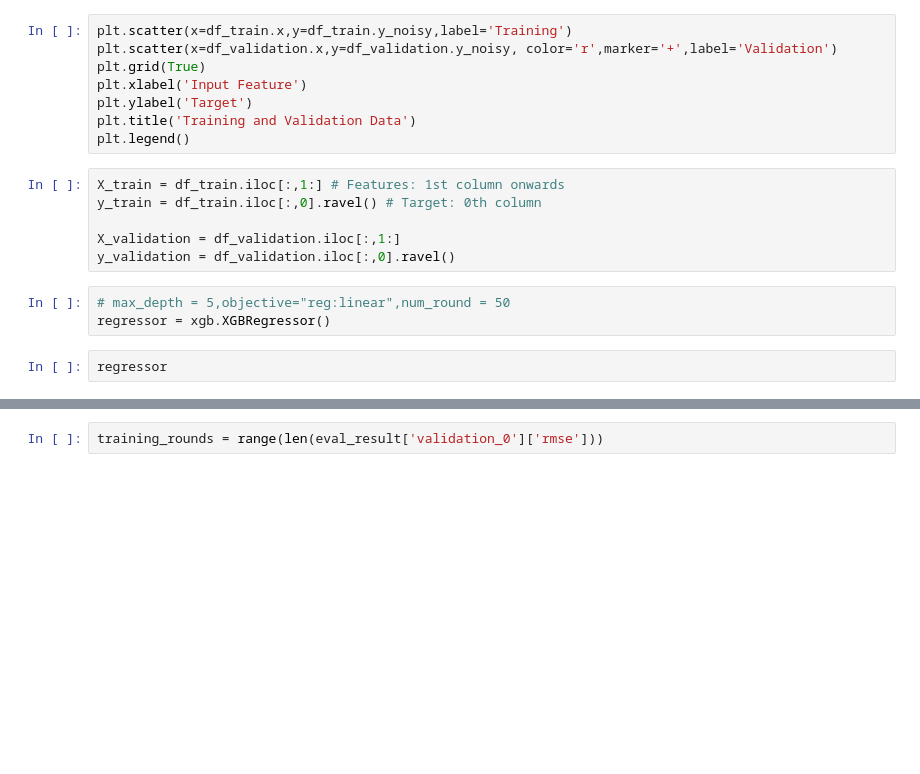
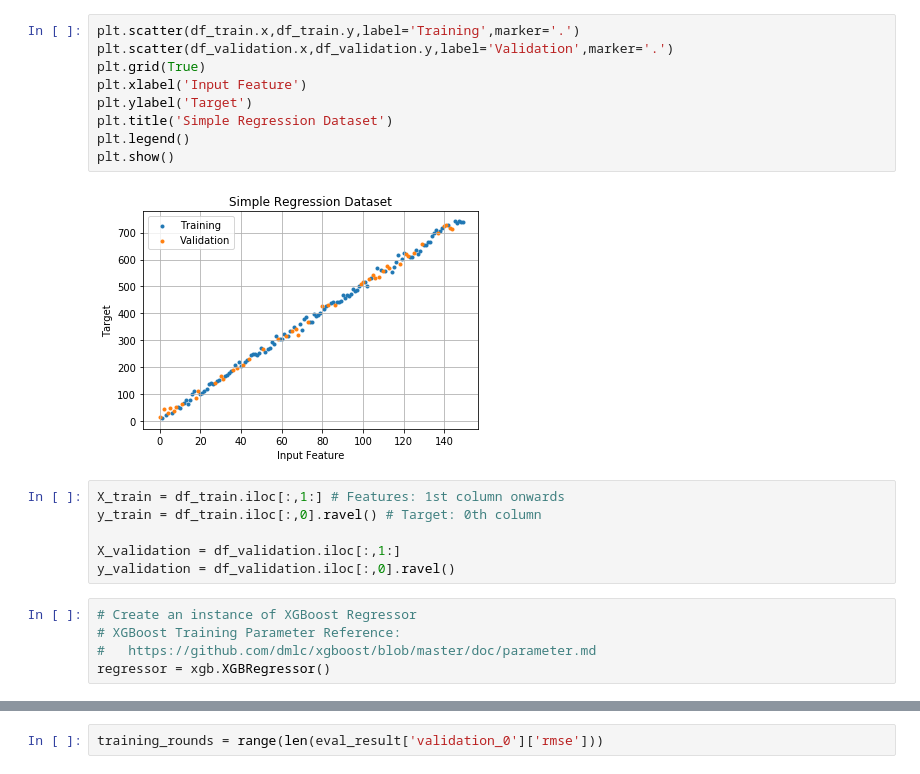
Before and after one commit to ChandraLingam/AmazonSageMakerCourse, a Jupyter notebook: xgboost/LinearAndQuadraticFunctionRegression/linear_xgboost_localmode.ipynb, the cells around one changed output, grey strips where cells are left out. Cells and saved outputs as stored; diff of their text form; blank space fills up the shorter version.

```diff
--- a/xgboost/LinearAndQuadraticFunctionRegression/linear_xgboost_localmode.ipynb
+++ b/xgboost/LinearAndQuadraticFunctionRegression/linear_xgboost_localmode.ipynb
@@ -38,19 +94,22 @@ df_validation.head()
 # %%
-plt.scatter(x=df_train.x,y=df_train.y_noisy,label='Training')
-plt.scatter(x=df_validation.x,y=df_validation.y_noisy, color='r',marker='+',label='Validation')
+plt.scatter(df_train.x,df_train.y,label='Training',marker='.')
+plt.scatter(df_validation.x,df_validation.y,label='Validation',marker='.')
 plt.grid(True)
 plt.xlabel('Input Feature')
 plt.ylabel('Target')
-plt.title('Training and Validation Data')
+plt.title('Simple Regression Dataset')
 plt.legend()
+plt.show()
+# %% [output]
+[figure, added]
 # %%
 X_train = df_train.iloc[:,1:] # Features: 1st column onwards
 y_train = df_train.iloc[:,0].ravel() # Target: 0th column
 
 X_validation = df_validation.iloc[:,1:]
 y_validation = df_validation.iloc[:,0].ravel()
-# %%
-# max_depth = 5,objective="reg:linear",num_round = 50
-regressor = xgb.XGBRegressor()
-# %%
-regressor
+# %%
+# Create an instance of XGBoost Regressor
+# XGBoost Training Parameter Reference:
+#   https://github.com/dmlc/xgboost/blob/master/doc/parameter.md
+regressor = xgb.XGBRegressor()
```
Also changed, not shown: parts of 59 cells of this notebook, 3 other files.
